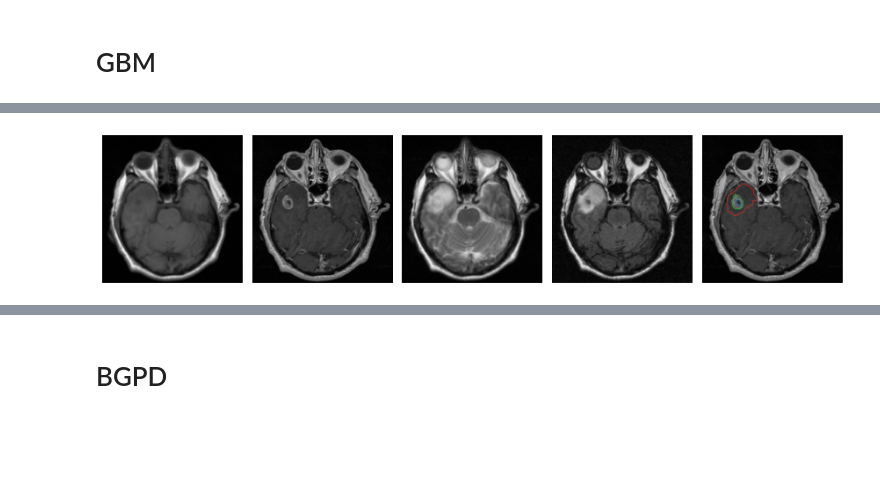
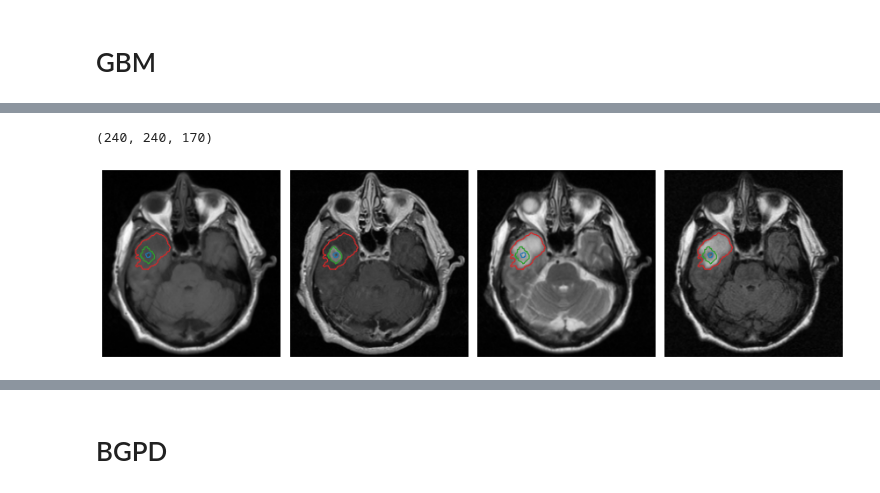
Before and after one commit to MedImAIR/brain-mri-processing-pipeline, a Jupyter notebook: figures_ipynb/brains-imshow.ipynb, the cells around one changed output, grey strips where cells are left out. Saved outputs shown, nothing was run; the diff lists cells and outputs as text; code cells hidden in the pictures; blank space fills up the shorter version.

```diff
--- a/figures_ipynb/brains-imshow.ipynb
+++ b/figures_ipynb/brains-imshow.ipynb
@@ -13,7 +59,7 @@ from skimage import measure
 # %%
-folder = Path('/anvar/public_datasets/preproc_study/gbm/2a_interp')
+folder = Path('/anvar/public_datasets/preproc_study/gbm/orig/')
 # %%
-patient = 'TCGA-06-0188'
+patient = 'TCGA-08-0360'#'TCGA-02-0059'#'TCGA-06-0188'
 # %%
 img_t1c = nibabel.load(folder / patient / 'CT1.nii.gz').get_fdata()
 img_flair = nibabel.load(folder / patient / 'FLAIR.nii.gz').get_fdata()
@@ -25,0 +77,14 @@ img_seg = nibabel.load(folder / patient / 'CT1_SEG.nii.gz').get_fdata()
+# %%
+folder = Path('/anvar/public_datasets/preproc_study/gbm/1_reg/')
+img_t1 = nibabel.load(folder / patient / 'T1.nii.gz')
+
+folder = Path('/anvar/public_datasets/preproc_study/gbm/2a_interp/')
+img_t1 = nibabel.load(folder / patient / 'T1.nii.gz')
+
+
+folder = Path('/anvar/public_datasets/preproc_study/gbm/3a_atlas/')
+img_t1 = nibabel.load(folder / patient / 'T1.nii.gz')
+
+
+# folder = Path('/anvar/public_datasets/preproc_study/gbm/orig/')
+# img_t1 = nibabel.load(folder / patient / 'T1.nii.gz')
@@ -26,35 +141,52 @@ img_seg = nibabel.load(folder / patient / 'CT1_SEG.nii.gz').get_fdata()
+# %%
+patient = 'TCGA-06-0188'
+
+img_t1c = nibabel.load(folder / patient / 'CT1.nii.gz').get_fdata()
+img_flair = nibabel.load(folder / patient / 'FLAIR.nii.gz').get_fdata()
+img_t1 = nibabel.load(folder / patient / 'T1.nii.gz').get_fdata()
+img_t2 = nibabel.load(folder / patient / 'T2.nii.gz').get_fdata()
+img_seg = nibabel.load(folder / patient / 'CT1_SEG.nii.gz').get_fdata()
+# brain_mask = nibabel.load(folder / patient / 'CT1_mask.nii.gz').get_fdata()
+
+# CT1.nii.gz  CT1_SEG.nii.gz  FLAIR.nii.gz  T1.nii.gz  T2.nii.gz
+# 46
+
+print(img_flair.shape)
+# %% [output]
+(240, 240, 170)
 # %%
-fig, axs = plt.subplots(1, 5, figsize=(12, 4))
+fig, axs = plt.subplots(1, 4, figsize=(12, 4))
 
 def get_contours(seg):
     contours = measure.find_contours(seg, 2)
     c = measure.find_contours(seg, 0)[0]
     contours.append(c)
     return contours
 
-i = 46
+i = 47
 xi_start = 10
 xi_end = 220
 yi_start = 30
 yi_end = 230
 
 axs[0].imshow(img_t1[..., i].T[::-1][xi_start:xi_end, yi_start:yi_end], cmap='gray')
 axs[1].imshow(img_t1c[..., i].T[::-1][xi_start:xi_end, yi_start:yi_end], cmap='gray')
 axs[2].imshow(img_t2[..., i].T[::-1][xi_start:xi_end, yi_start:yi_end], cmap='gray')
 axs[3].imshow(img_flair[..., i].T[::-1][xi_start:xi_end, yi_start:yi_end], cmap='gray')
-axs[4].imshow(img_t1c[..., i].T[::-1][xi_start:xi_end, yi_start:yi_end], cmap='gray')
+# axs[4].imshow(img_t1c[..., i].T[::-1][xi_start:xi_end, yi_start:yi_end], cmap='gray')
 
 
 seg = img_seg[..., i].T[::-1][xi_start:xi_end, yi_start:yi_end]
 contours = get_contours(seg)
 
-for c, color in zip(contours, ['tab:green','tab:blue','tab:red']):
-    axs[4].plot(c[:, 1], c[:, 0], c=color, alpha=1, lw=0.7)
+for ax in axs.flatten():
+    for c, color in zip(contours, ['tab:green','tab:blue','tab:red']):
+        ax.plot(c[:, 1], c[:, 0], c=color, alpha=1, lw=1.2)
 
 for ax in axs.flatten():
     ax.set_axis_off()
 
 plt.tight_layout()
 plt.savefig('../figures/gbm_4_with_contours.png', dpi=300)
 # %% [output]
-[figure, old version]
+[figure, new version]
```
Also changed, not shown: parts of 59 cells of this notebook, 7 other files.
